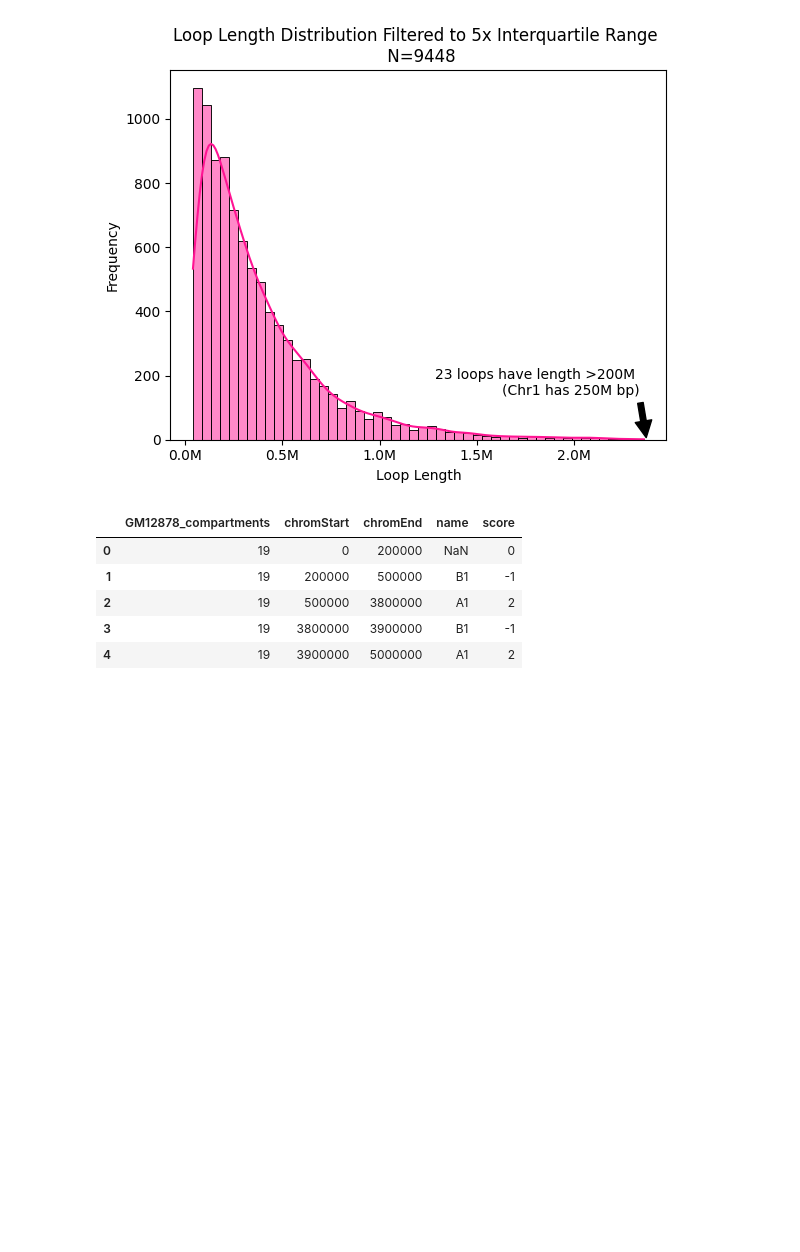
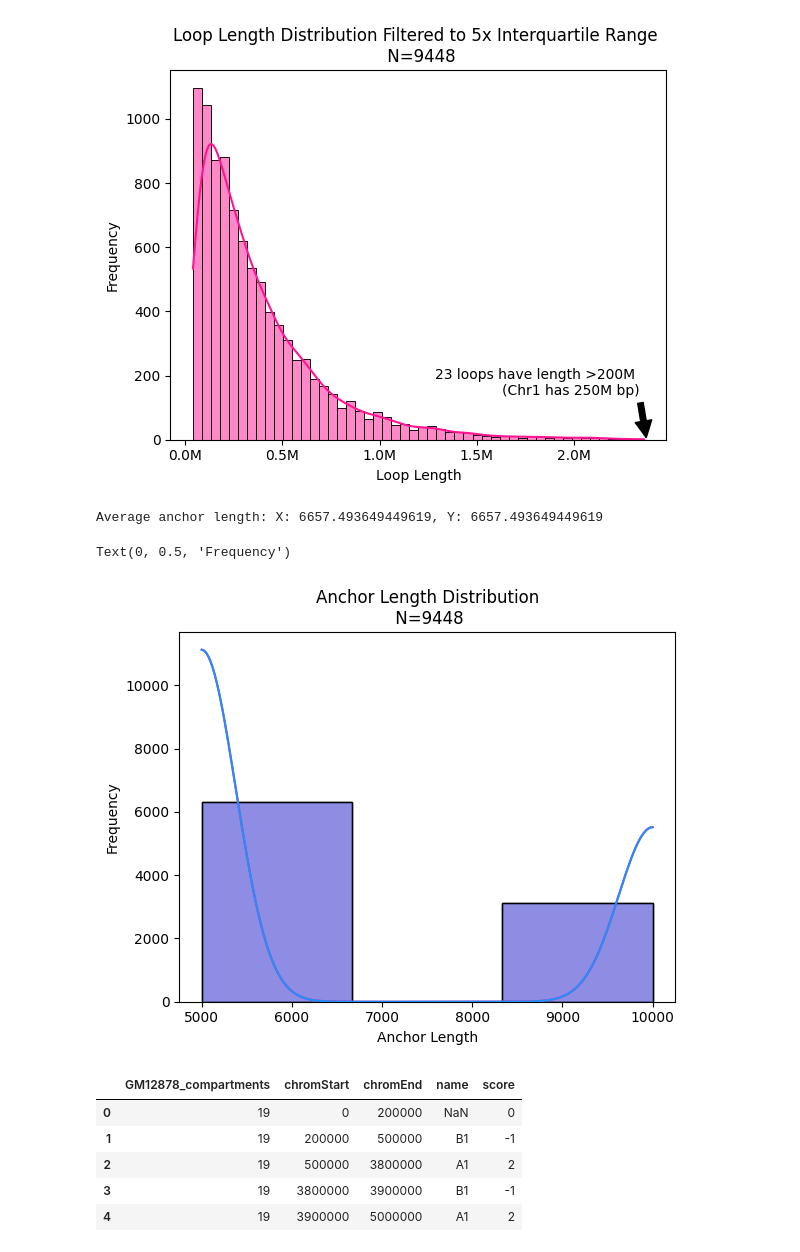
Before and after one commit to darinddv/Hi-C-Loop-Prediction, a Jupyter notebook: chipseq.ipynb, the cells around one changed output. Saved outputs shown, nothing was run; the diff lists cells and outputs as text; code cells hidden in the pictures; blank space fills up the shorter version.

Commit message:
add second anchor for null loop data

```diff
--- a/chipseq.ipynb
+++ b/chipseq.ipynb
@@ -180,6 +188,24 @@ plt.annotate('23 loops have length >200M \n(Chr1 has 250M bp)', xy=(0.96, 0), xy
 plt.show()
 # %% [output]
 [figure]
+# %%
+# Calculate the loop length
+GM12878_motifs['anchor_length_x'] = GM12878_motifs['x2'] - GM12878_motifs['x1']
+GM12878_motifs['anchor_length_y'] = GM12878_motifs['y2'] - GM12878_motifs['y1']
+
+print(f"Average anchor length: X: {GM12878_motifs['anchor_length_x'].mean()}, Y: {GM12878_motifs['anchor_length_y'].mean()}")
+# %% [output]
+Average anchor length: X: 6657.493649449619, Y: 6657.493649449619
+# %%
+# Plotting the loop_length without outliers
+sns.histplot(GM12878_motifs['anchor_length_x'], bins=3, kde=True, color='deeppink', edgecolor='black', stat='count')
+sns.histplot(GM12878_motifs['anchor_length_y'], bins=3, kde=True, color='dodgerblue', edgecolor='black', stat='count')
+plt.title(f'Anchor Length Distribution\n N={len(GM12878_motifs)}')
+plt.xlabel('Anchor Length')
+plt.ylabel('Frequency')
+# %% [output]
+Text(0, 0.5, 'Frequency')
+[figure, added]
 # %%
 with open("../2014_map_rao_huntley/GSE63525_GM12878_subcompartments.bed", 'r') as f:
     GM12878_compartments = pd.read_csv(f, sep="\t", names=column_names, comment='#')
```
Also changed, not shown: parts of 16 cells of this notebook.
